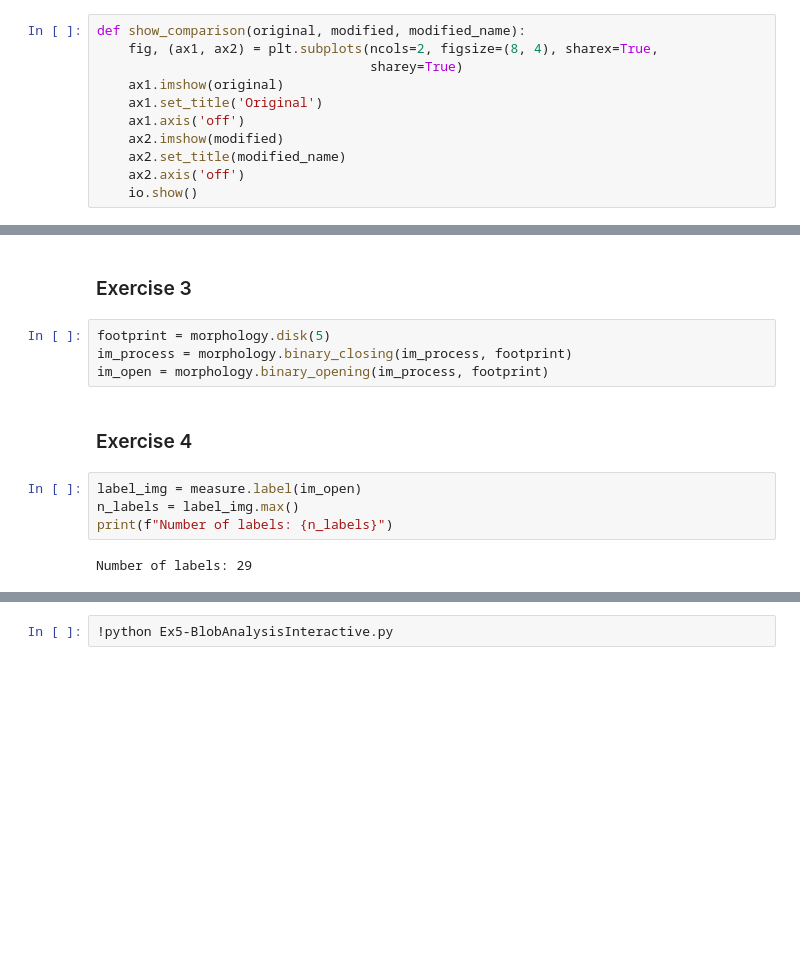
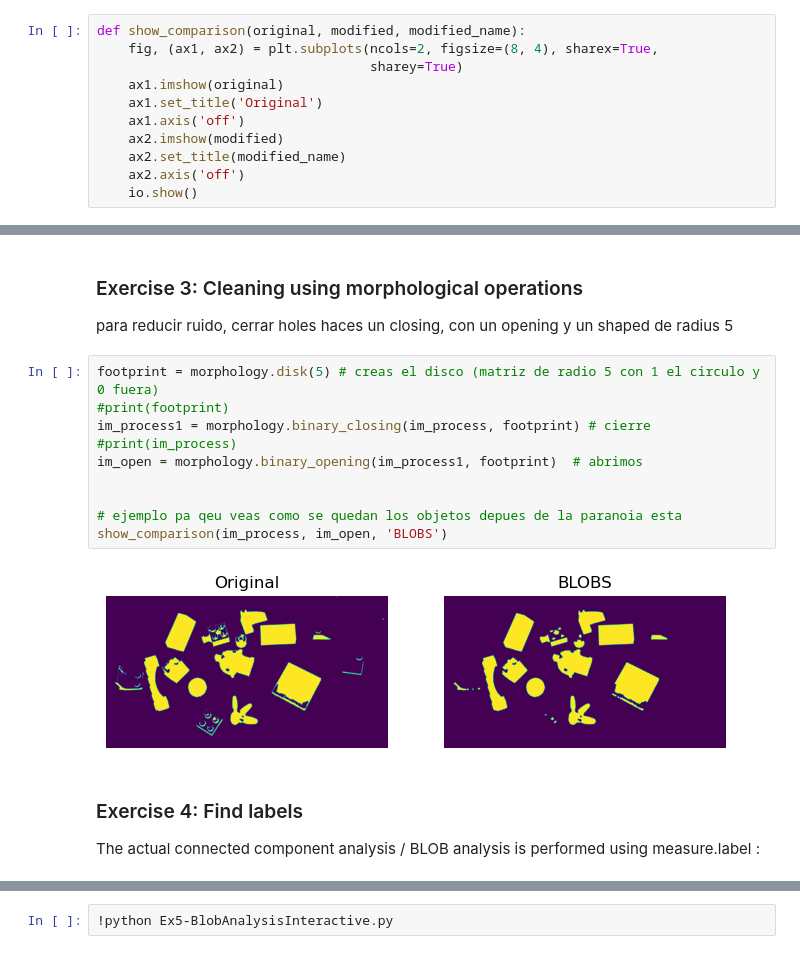
Before and after one commit to RasmusRPaulsen/DTUImageAnalysis, a Jupyter notebook: exercises/ex5-BLOBAnalysis/Exercise_5.ipynb, the cells around one changed output, grey strips where cells are left out. Drawn from its saved outputs; the diff is of its cells as text; blank space fills up the shorter version.

Commit message:
Exercise_5.ipynb new version

```diff
--- a/exercises/ex5-BLOBAnalysis/Exercise_5.ipynb
+++ b/exercises/ex5-BLOBAnalysis/Exercise_5.ipynb
@@ -41,14 +70,19 @@ im_process = segmentation.clear_border(im_bin)
-# %% [markdown]
-### Exercise 3
-# %%
-footprint = morphology.disk(5)
-im_process = morphology.binary_closing(im_process, footprint)
-im_open = morphology.binary_opening(im_process, footprint)
-# %% [markdown]
-### Exercise 4
-# %%
-label_img = measure.label(im_open)
-n_labels = label_img.max()
-print(f"Number of labels: {n_labels}")
-# %% [output]
-Number of labels: 29
+# %% [markdown]
+### Exercise 3: Cleaning using morphological operations
+para reducir ruido, cerrar holes haces un closing, con un opening y un shaped de radius 5
+# %%
+footprint = morphology.disk(5) # creas el disco (matriz de radio 5 con 1 el circulo y 0 fuera)
+#print(footprint)
+im_process1 = morphology.binary_closing(im_process, footprint) # cierre
+#print(im_process)
+im_open = morphology.binary_opening(im_process1, footprint)  # abrimos
+
+
+# ejemplo pa qeu veas como se quedan los objetos depues de la paranoia esta
+show_comparison(im_process, im_open, 'BLOBS')
+# %% [output]
+[figure, added]
+# %% [markdown]
+### Exercise 4: Find labels
+
+The actual connected component analysis / BLOB analysis is performed using measure.label :
```
Also changed, not shown: parts of 63 cells of this notebook.
